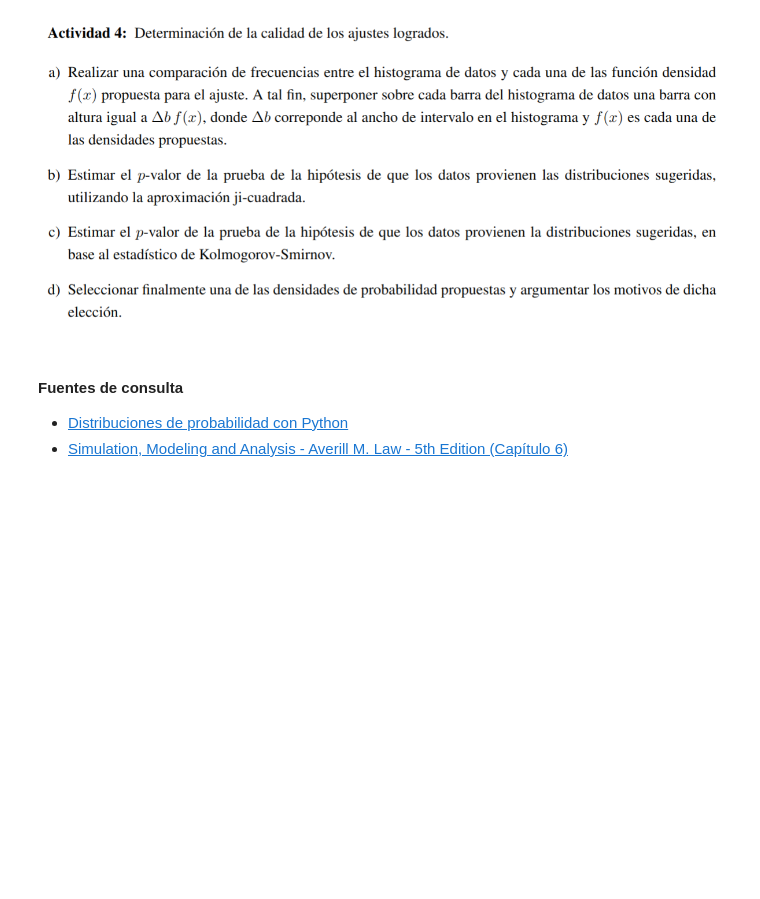
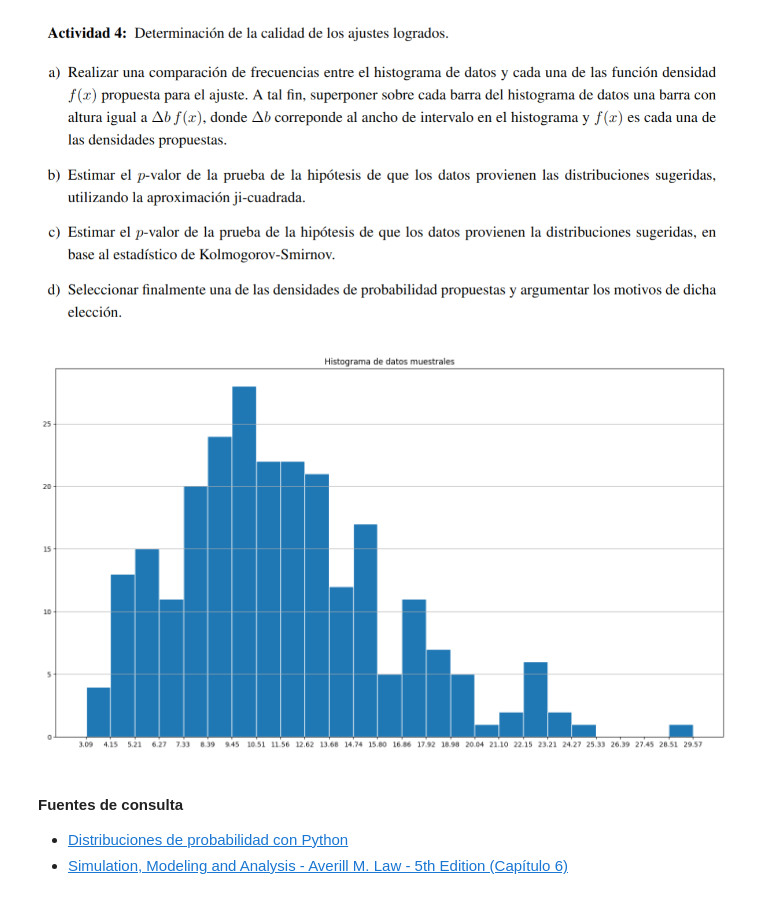
Before and after one commit to basbenja/TP-Modelos-y-Simulacion-2023, a Jupyter notebook: bas-mondejar.ipynb, the cells around one changed output. Drawn from its saved outputs; the diff is of its cells as text; code cells hidden in the pictures; blank space fills up the shorter version.

```diff
--- a/bas-mondejar.ipynb
+++ b/bas-mondejar.ipynb
@@ -142,6 +195,28 @@ $$
 $$
 # %% [markdown]
 ![image.png](attachment:image.png)
+# %%
+# densidad distribución lognormal
+def f(x):
+    den = x*((2*np.pi*(est_sigma**2))**(1/2))
+    num = np.exp((-((np.log(x)-est_mu))**2)/(2*(est_sigma**2)))
+    return num/den
+
+frec_log_normal = []
+delta_b = (M-m)/25
+for i in range(25):
+    ext_izq = m+i*delta_b
+    ext_der = ext_izq+delta_b
+# %%
+fig, ax = plt.subplots(figsize=[18,10])
+n, bins, patches = ax.hist(data, bins=25, edgecolor="white")
+ax.grid(axis='y')
+ax.hist(frec_log_normal, alpha=0.5, density=True) # Para comparar la frecuencia de los datos con la densidad
+plt.title('Histograma de datos muestrales')
+plt.xticks(bins)
+plt.show()
+# %% [output]
+[figure, added]
 # %% [markdown]
 #### Fuentes de consulta
 - [Distribuciones de probabilidad con Python](https://relopezbriega.github.io/blog/2016/06/29/distribuciones-de-probabilidad-con-python/)
```
Also changed, not shown: parts of 9 cells of this notebook.
